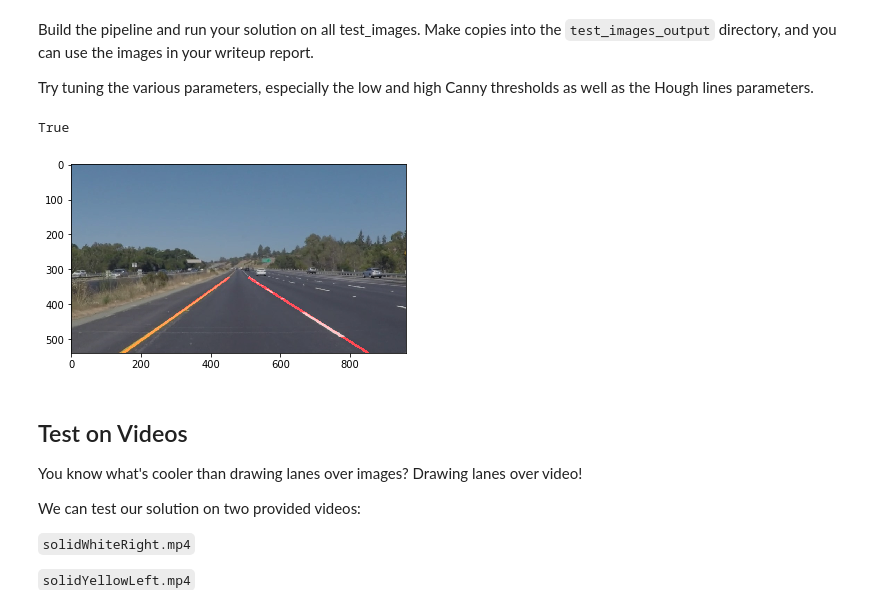
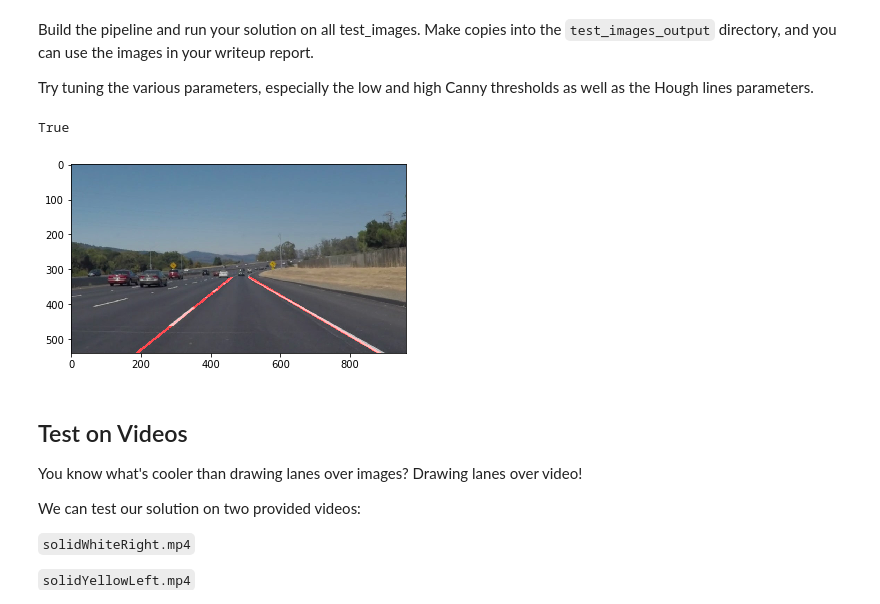
Before and after one commit to intkhabahmed/FindLaneLines, a Jupyter notebook: P1.ipynb, the cells around one changed output. Saved outputs shown, nothing was run; the diff lists cells and outputs as text; code cells hidden in the pictures.

Commit message:
extracted steps images and saved them

```diff
--- a/P1.ipynb
+++ b/P1.ipynb
@@ -238,38 +238,38 @@ Try tuning the various parameters, especially the low and high Canny thresholds
 # TODO: Build your pipeline that will draw lane lines on the test_images
 # then save them to the test_images_output directory.
 #First read the image from the folder
-image = mpimg.imread("test_images/solidYellowLeft.jpg")
+image = mpimg.imread("test_images/solidWhiteCurve.jpg")
 plt.imshow(image)
 
 gray = grayscale(image)
 plt.imshow(gray, cmap='gray')
 
 blur_gray = gaussian_blur(gray, 5)
-
+plt.imshow(blur_gray, cmap='gray')
 low_threshold = 50
 high_threshold = 150
 
 edges = canny(blur_gray, low_threshold, high_threshold)
 plt.imshow(edges, cmap='gray')
 
 vertices = np.array([[(75, image.shape[0]), (450, 325), (550, 325), (image.shape[1] - 75, image.shape[0])]], dtype=np.int32)
 mask_edges = region_of_interest(edges, vertices)
 plt.imshow(mask_edges, cmap='gray')
 
 rho = 2
 theta = np.pi/180
 threshold = 15
 min_line_length = 35
 max_line_gap = 25
 
 line_image = hough_lines(mask_edges, rho, theta, threshold, min_line_length, max_line_gap)
+plt.imshow(line_image, cmap='gray')
 
 weighted_image = weighted_img(line_image, image)
 plt.imshow(weighted_image)
-#cv2.imwrite("test_images_output/solidYellowLeft_out_extrapolated.jpg", weighted_image)
 # %% [output]
 True
-[figure, old version]
+[figure, new version]
 # %% [markdown]
 ## Test on Videos
 
```
Also changed, not shown: 8 other files.
